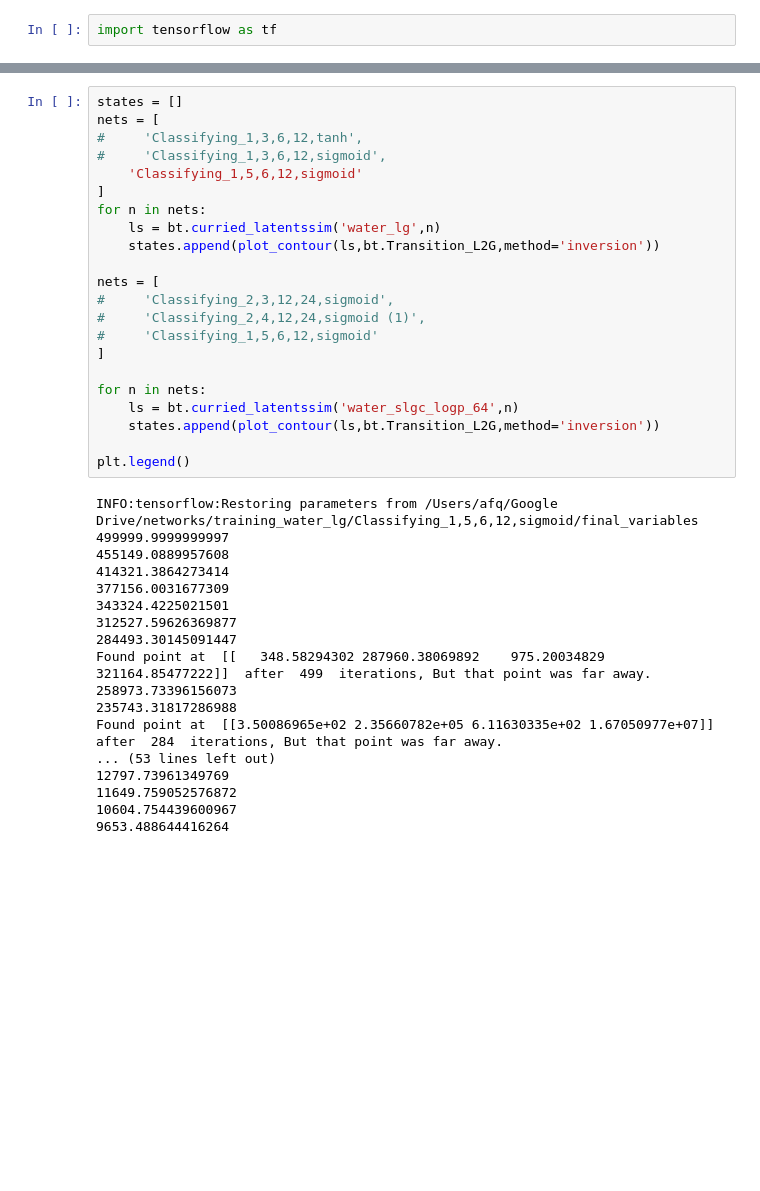
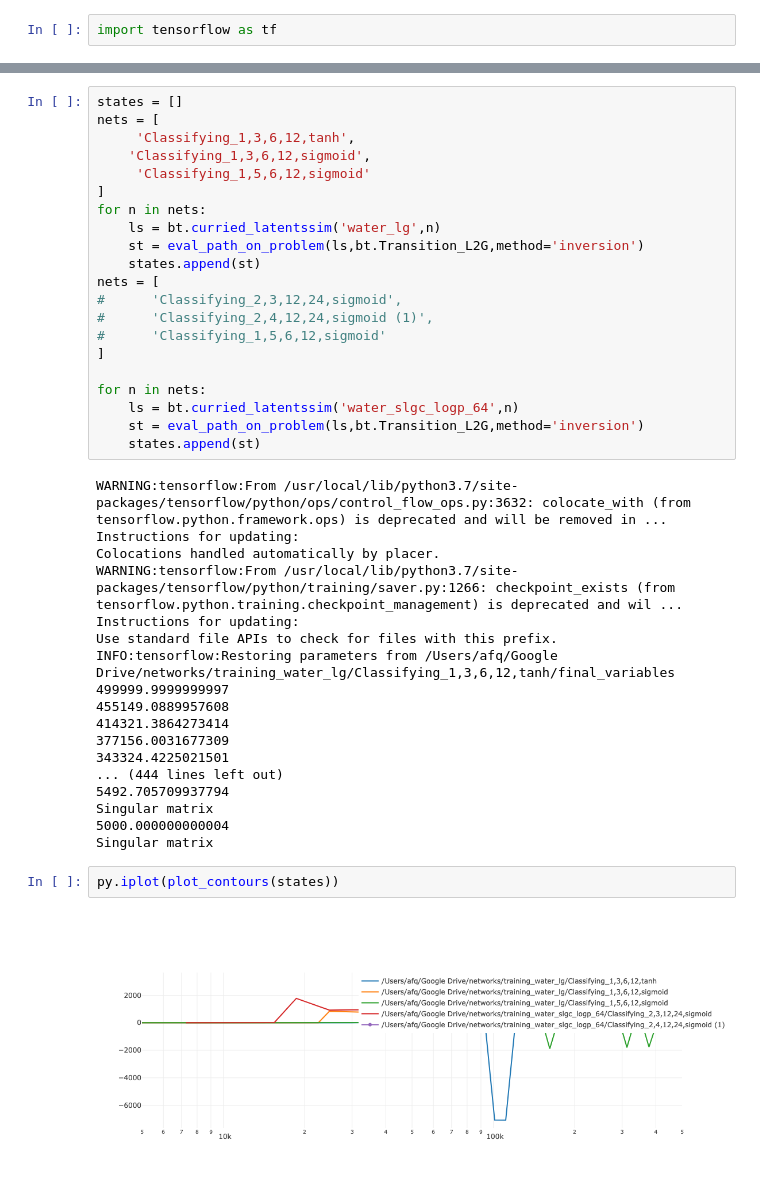
Before and after one commit to afqueiruga/LatentPrimaries, a Jupyter notebook: 11_plotting_paths.ipynb, the cells around one changed output, grey strips where cells are left out. Saved outputs shown, nothing was run; the diff lists cells and outputs as text; blank space fills up the shorter version.

```diff
--- a/11_plotting_paths.ipynb
+++ b/11_plotting_paths.ipynb
@@ -55,40 +69,43 @@ def plot_contour(ls, problem,method='inversion',xidx=1,yidx=2):
 # %%
 states = []
 nets = [
-#     'Classifying_1,3,6,12,tanh',
-#     'Classifying_1,3,6,12,sigmoid',
-    'Classifying_1,5,6,12,sigmoid'
+     'Classifying_1,3,6,12,tanh',
+    'Classifying_1,3,6,12,sigmoid',
+     'Classifying_1,5,6,12,sigmoid'
 ]
 for n in nets:
     ls = bt.curried_latentssim('water_lg',n)
-    states.append(plot_contour(ls,bt.Transition_L2G,method='inversion'))
-
+    st = eval_path_on_problem(ls,bt.Transition_L2G,method='inversion')
+    states.append(st)
 nets = [
-#     'Classifying_2,3,12,24,sigmoid',
-#     'Classifying_2,4,12,24,sigmoid (1)',
-#     'Classifying_1,5,6,12,sigmoid'
+#      'Classifying_2,3,12,24,sigmoid',
+#      'Classifying_2,4,12,24,sigmoid (1)',
+#      'Classifying_1,5,6,12,sigmoid'
 ]
 
 for n in nets:
     ls = bt.curried_latentssim('water_slgc_logp_64',n)
-    states.append(plot_contour(ls,bt.Transition_L2G,method='inversion'))
-
-plt.legend()
+    st = eval_path_on_problem(ls,bt.Transition_L2G,method='inversion')
+    states.append(st)
 # %% [output]
-INFO:tensorflow:Restoring parameters from /Users/afq/Google Drive/networks/training_water_lg/Classifying_1,5,6,12,sigmoid/final_variables
+WARNING:tensorflow:From /usr/local/lib/python3.7/site-packages/tensorflow/python/ops/control_flow_ops.py:3632: colocate_with (from tensorflow.python.framework.ops) is deprecated and will be removed in ...
+Instructions for updating:
+Colocations handled automatically by placer.
+WARNING:tensorflow:From /usr/local/lib/python3.7/site-packages/tensorflow/python/training/saver.py:1266: checkpoint_exists (from tensorflow.python.training.checkpoint_management) is deprecated and wil ...
+Instructions for updating:
+Use standard file APIs to check for files with this prefix.
+INFO:tensorflow:Restoring parameters from /Users/afq/Google Drive/networks/training_water_lg/Classifying_1,3,6,12,tanh/final_variables
 499999.9999999997
 455149.0889957608
 414321.3864273414
 377156.0031677309
 343324.4225021501
-312527.59626369877
-284493.30145091447
-Found point at  [[   348.58294302 287960.38069892    975.20034829 321164.85477222]]  after  499  iterations, But that point was far away.
-258973.73396156073
-235743.31817286988
-Found point at  [[3.50086965e+02 2.35660782e+05 6.11630335e+02 1.67050977e+07]]  after  284  iterations, But that point was far away.
-... (53 lines left out)
-12797.73961349769
-11649.759052576872
-10604.754439600967
-9653.488644416264
+... (444 lines left out)
+5492.705709937794
+Singular matrix
+5000.000000000004
+Singular matrix
+# %%
+py.iplot(plot_contours(states))
+# %% [output]
+[figure, added]
```
Also changed, not shown: parts of 3 cells of this notebook, 3 other files.
